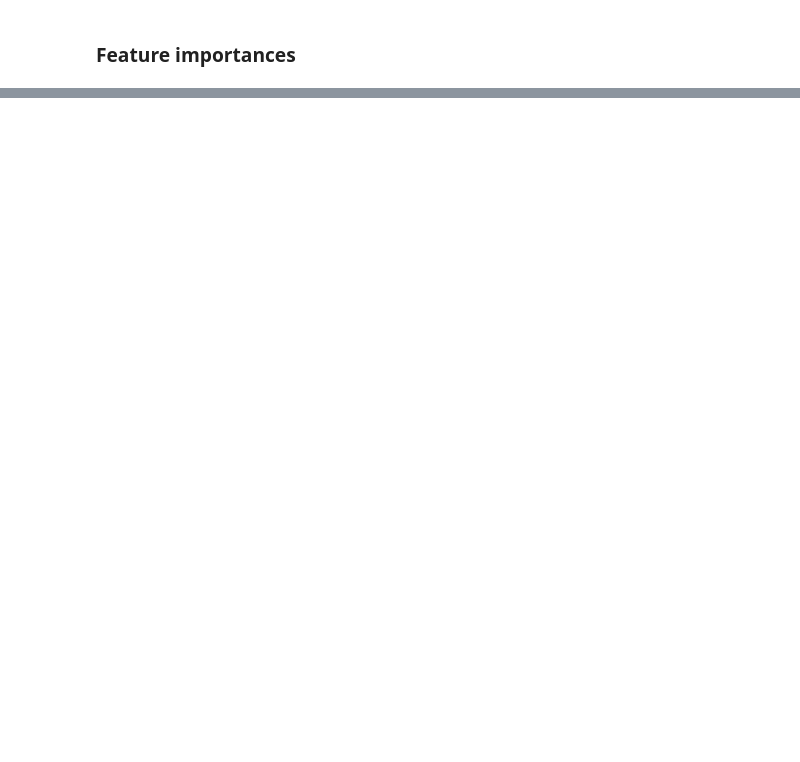
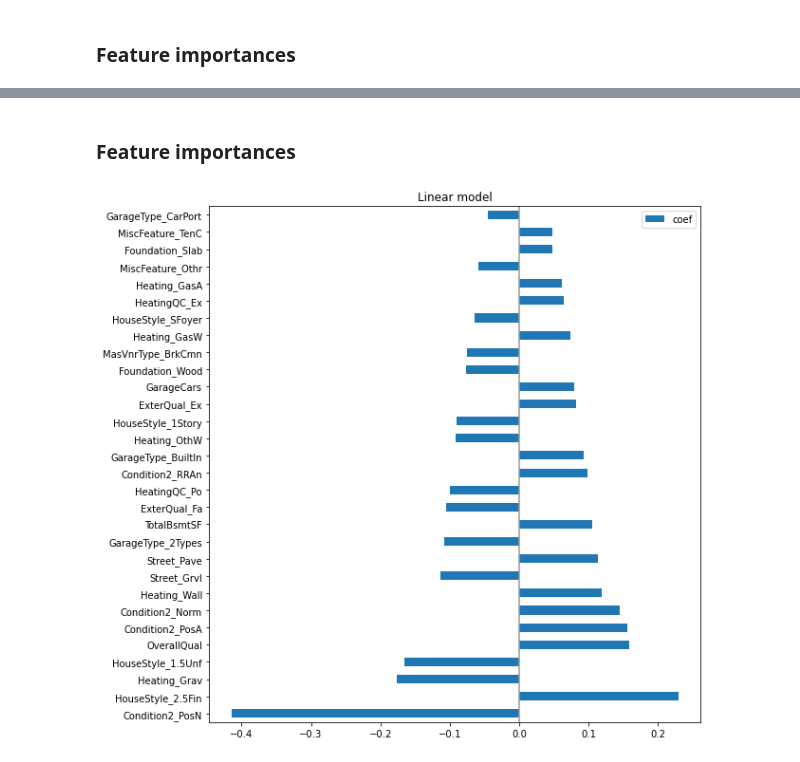
Before and after one commit to MouslyDiaw/ensae_project, a Jupyter notebook: courses/supervised_learning/regression.ipynb, the cells around one changed output, grey strips where cells are left out. Cells and saved outputs as stored; diff of their text form; code cells hidden in the pictures; blank space fills up the shorter version.

```diff
--- a/courses/supervised_learning/regression.ipynb
+++ b/courses/supervised_learning/regression.ipynb
@@ -478,0 +570,3 @@ cv_results[
+# %%
+model_features = get_input_features(model_pipeline=reg, cat_step_name="cat")
+model_features
@@ -478,0 +704,6 @@ cv_results[
+# %%
+ridge_model_features = get_input_features(model_pipeline=reg_ridge, cat_step_name="cat")
+
+df_feature_importance_ridge = pd.DataFrame(reg_ridge.named_steps["regressor"].coef_, columns=["coef"], index=model_features)
+print(f"Shape: {df_feature_importance_ridge.shape}")
+df_feature_importance_ridge.head()
@@ -478,0 +718,14 @@ cv_results[
+# %% [markdown]
+### Feature importances
+# %%
+# top30 most important features
+(df_feature_importance_ridge
+ .sort_values("coef", key=lambda v: abs(v), ascending=False)
+ .head(30)
+ .plot(kind="barh", figsize=(12, 10))
+)
+plt.title("Linear model")
+plt.axvline(x=0, color='.6')
+plt.subplots_adjust(left=.3);
+# %% [output]
+[figure, added]
```
Also changed, not shown: parts of 30 cells of this notebook.
